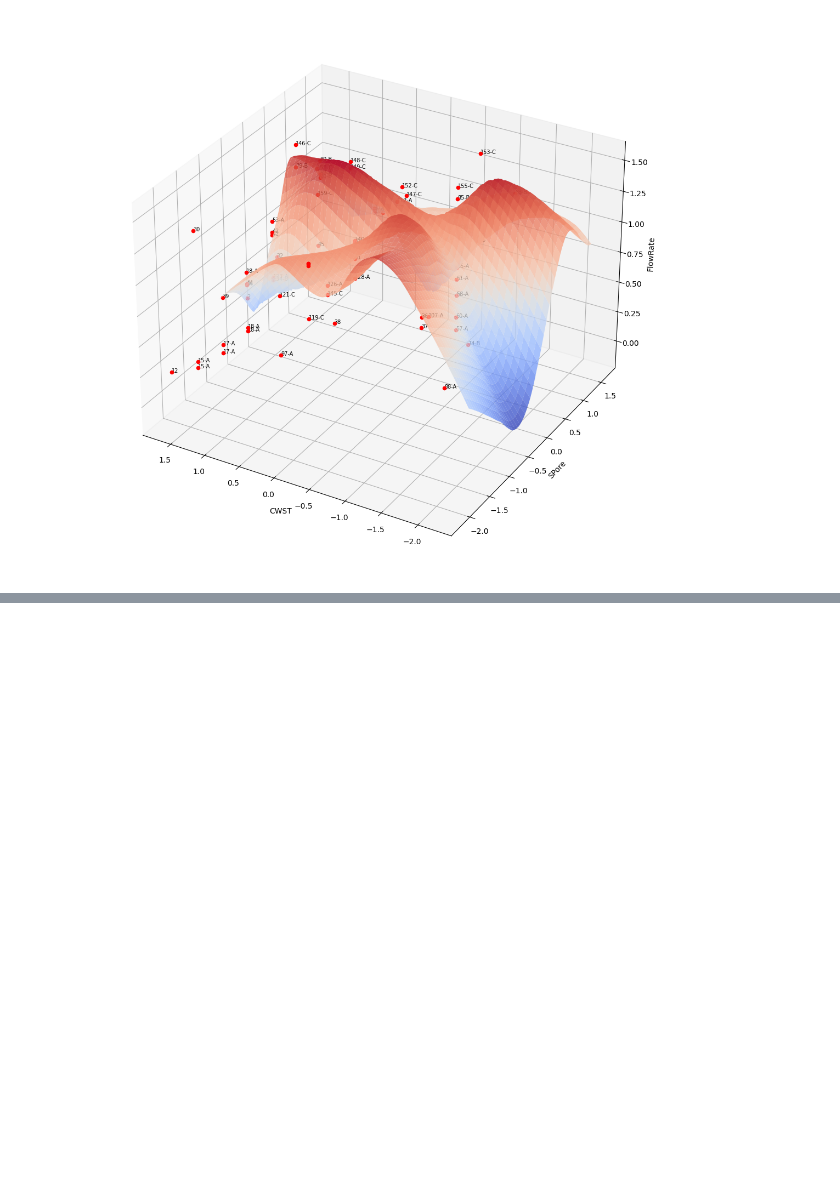
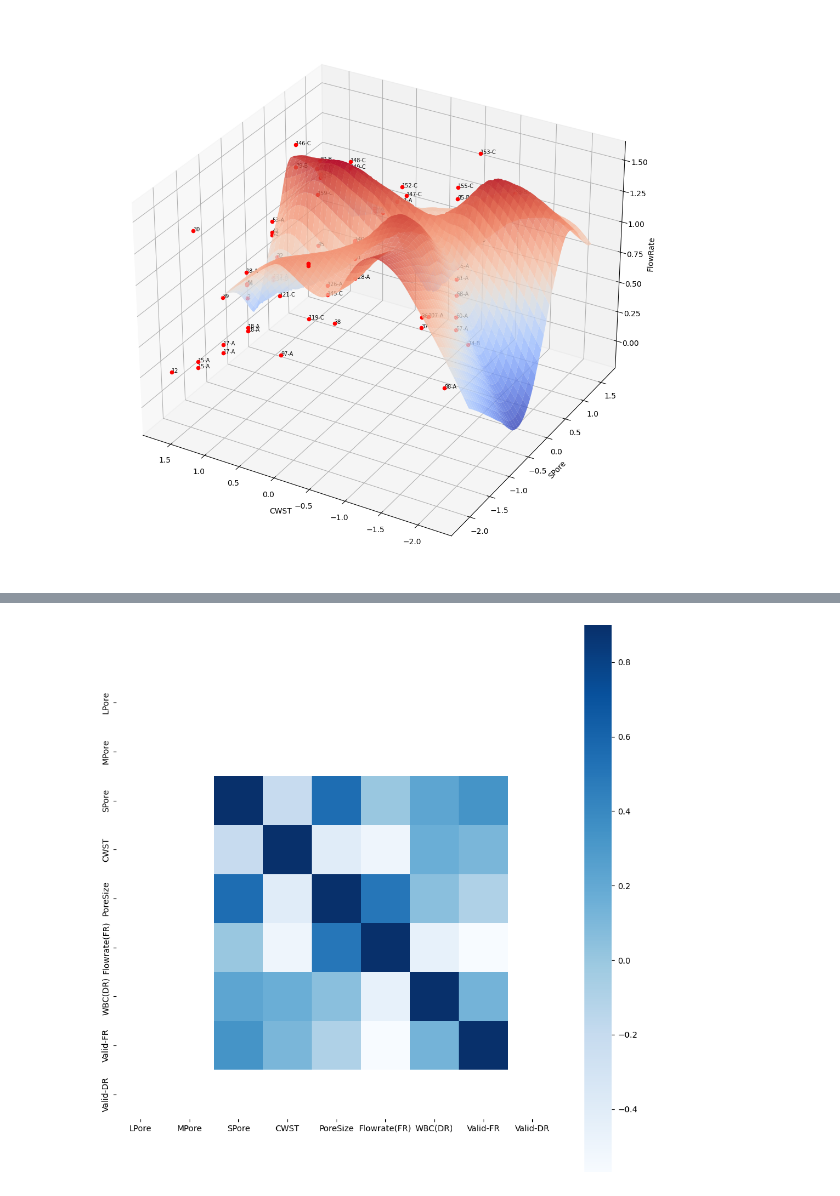
Before and after one commit to isjwdu/SangT_Implement, a Jupyter notebook: SangTech.ipynb, the cells around one changed output, grey strips where cells are left out. Cells and saved outputs as stored; diff of their text form; code cells hidden in the pictures; blank space fills up the shorter version.

Commit message:
add dr and plot

```diff
--- a/SangTech.ipynb
+++ b/SangTech.ipynb
@@ -1041,0 +1062,14 @@ if __name__ == "__main__":
+# %%
+# Drop 0 in Valid-DR
+import pandas as pd
+
+file_name = './20230317_DR.csv'
+data = pd.read_csv(file_name)
+filtered_data = data[data['Valid-DR'] != 0]
+filtered_data.to_csv(file_name, index=False)
+# %%
+data = pd.read_csv(file_name)
+data.columns = data.columns.str.replace(' ', '') # delete space
+data.to_csv(file_name, encoding='utf-8', index=None)
+print(data.info())
+print(data.describe())
@@ -1041,0 +1094,10 @@ if __name__ == "__main__":
+# %%
+def draw_corr_picture(X):   # 相關係數圖
+    corrmat = X.corr()
+    plt.subplots(figsize=(12,12))
+    sns.heatmap(corrmat,vmax=0.9,square=True,cmap='Blues')
+    plt.show()
+
+draw_corr_picture(data)
+# %% [output]
+[figure, added]
```
Also changed, not shown: parts of 9 cells of this notebook.
